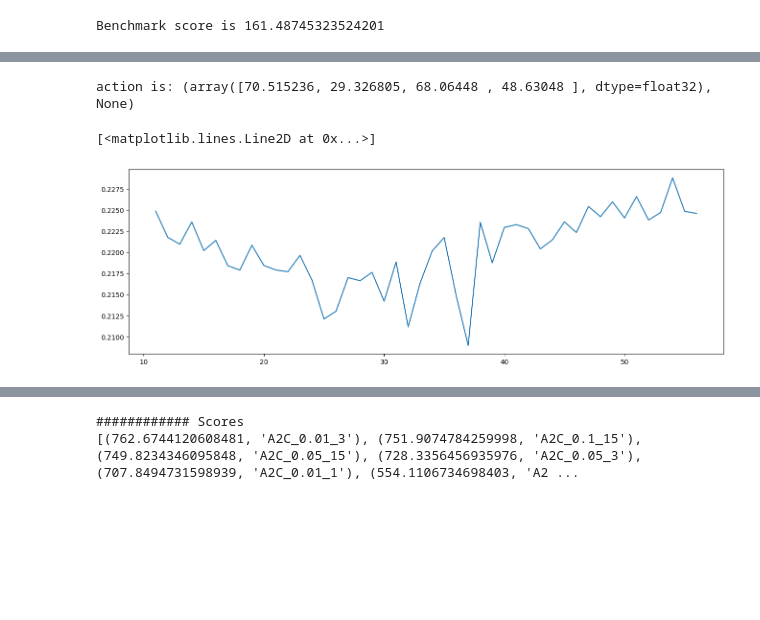
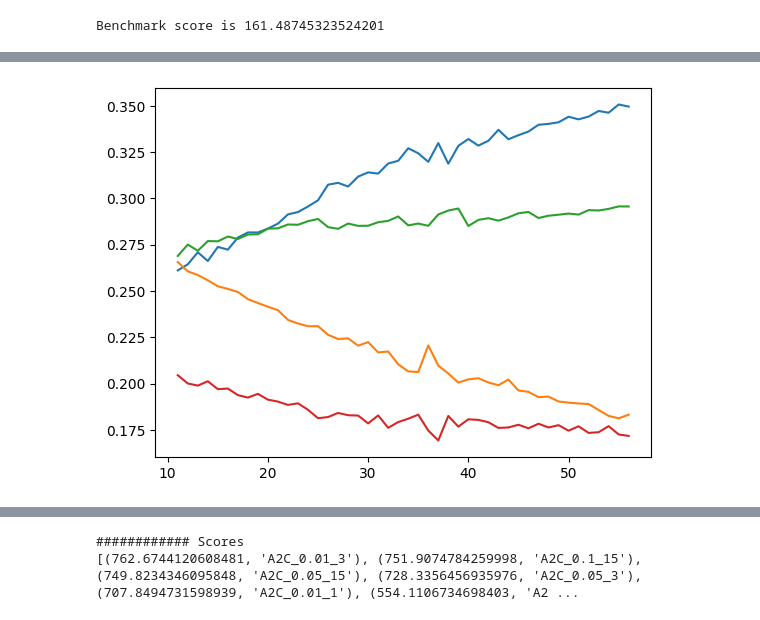
Before and after one commit to CriticalNameError/beastfolio, a Jupyter notebook: data_exploration.ipynb, the cells around one changed output, grey strips where cells are left out. Drawn from its saved outputs; the diff is of its cells as text; code cells hidden in the pictures; blank space fills up the shorter version.

```diff
--- a/data_exploration.ipynb
+++ b/data_exploration.ipynb
@@ -458,8 +459,8 @@ from itertools import product
 env = CustomEnv(data)
 eval_env = CustomEnv(data)
 # Evaluation Callback (should it be on saparate environment? https://stable-baselines3.readthedocs.io/en/master/guide/callbacks.html)
-stop_train_callback =  StopTrainingOnNoModelImprovement(max_no_improvement_evals=4, min_evals=5, verbose=0)
-eval_callback = EvalCallback(eval_env, eval_freq=50, callback_after_eval=stop_train_callback, verbose=0)
+stop_train_callback =  StopTrainingOnNoModelImprovement(max_no_improvement_evals=6, min_evals=5, verbose=0)
+eval_callback = EvalCallback(eval_env, eval_freq=80, callback_after_eval=stop_train_callback, verbose=0)
 
 # eval_callback = EvalCallback(env, best_model_save_path="./best_models/",
 #                              log_path="./best_models/", eval_freq=5000,
@@ -524,7 +525,7 @@ total_score = 0
 #models = [A2C, PPO, DDPG, SAC, TD3]
 learning_rates = [0.01, 0.0001, 0.00001]
 batch_sizes = [1,2,3,5]
-total_timesteps = 1500
+total_timesteps = 1300
 
 for model, learning_rate, batch_size in product(models, learning_rates, batch_sizes):
 	if model == "A2C":
@@ -536,13 +537,13 @@ for model, learning_rate, batch_size in product(models, learning_rates, batch_si
 			scores[key], average_actions[key], revenues[key], actions[key] = calculate_score_on_val(m)
 			models_1[key] = m
 
-	if model == "TD3":
-		print(model)
-		m = models[model]('MlpPolicy',env, learning_starts=0, learning_rate=learning_rate, batch_size=batch_size, seed=1)
-		m.learn(total_timesteps=total_timesteps, callback=eval_callback)
-		key = "{}_{}_-_{}".format(model,str(learning_rate), str(batch_size))
-		scores[key], average_actions[key], revenues[key], actions[key] = calculate_score_on_val(m)
-		models_1[key] = m
+	# if model == "TD3":
+	# 	print(model)
+	# 	m = models[model]('MlpPolicy',env, learning_starts=0, learning_rate=learning_rate, batch_size=batch_size, seed=1)
+	# 	m.learn(total_timesteps=total_timesteps, callback=eval_callback)
+	# 	key = "{}_{}_-_{}".format(model,str(learning_rate), str(batch_size))
+	# 	scores[key], average_actions[key], revenues[key], actions[key] = calculate_score_on_val(m)
+	# 	models_1[key] = m
 
 
 	if model == "PPO1":
@@ -555,7 +556,7 @@ for model, learning_rate, batch_size in product(models, learning_rates, batch_si
 
 	print("{} score is {}".format(key if key else "", scores[key] if key else ""))
 
-for model in ["DDPG", "SAC"]:
+for model in ["SAC"]:#"DDPG",
 	for learning_rate in learning_rates:
 		for batch_size in batch_sizes:
 			print(model)
@@ -775,8 +769,8 @@ risk_actions_sp500 = []
 risk_actions_gold = []
 risk_actions_real_estate = []
 risk_actions_bonds = []
-mdls = ['A2C_0.0001_False_5','A2C_0.01_True_5',"SAC_0.01_-_30"]
-mdl=mdls[0]
+mdls = ['A2C_0.0001_False_5','SAC_0.01_-_3_0.35',"SAC_0.01_-_30"]
+mdl=mdls[1]
 for pit in [11, 20, 30, 40, 50, 57] :
 		#env.set_current_observation = i[1].values
 		try:
@@ -853,15 +848,17 @@ SyntaxError: invalid syntax (1876208607.py, line 61)
 # %%
-over_time_sp500 = []
-for current_point_in_time in range(11,57):
-    action = models_1[mdls[0]].predict(env.get_current_observation(current_point_in_time,5, 5), deterministic=True)
-    over_time_sp500.append(action[0][3]/action[0].sum())
-print("action is: {}".format(action))
 
-plt.plot(range(11,57),over_time_sp500)
+vals = []
+for i in [0,1,2,3]:
+    over_time_sp500 = []
+    for current_point_in_time in range(11,57):
+        action = models_1[mdls[1]].predict(env.get_current_observation(current_point_in_time,5, 5), deterministic=True)
+        over_time_sp500.append(action[0][i]/action[0].sum())
+    vals.append(over_time_sp500)
+    #print("action is: {}".format(action))
+
+    plt.plot(range(11,57),over_time_sp500)
 # %% [output]
-action is: (array([70.515236, 29.326805, 68.06448 , 48.63048 ], dtype=float32), None)
-[<matplotlib.lines.Line2D at 0x...>]
-[figure, old version]
+[figure, new version]
 # %%
 # FINE TUNING FOR A2C, SAC, DDPG
 # Training Environment
```
Also changed, not shown: parts of 13 cells of this notebook, 2 other files.
